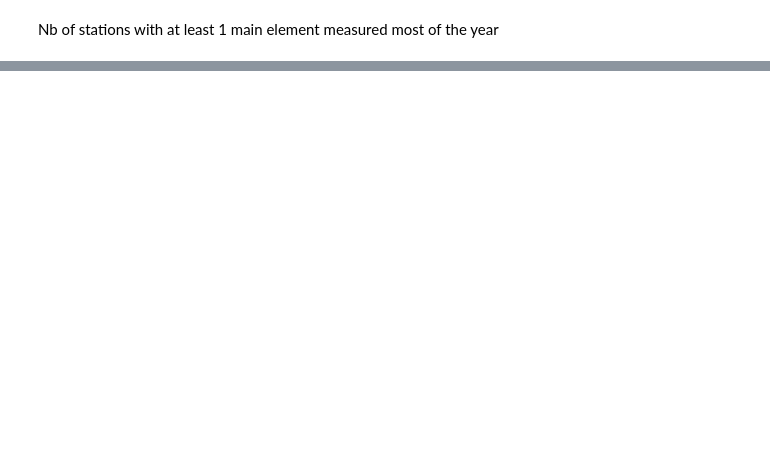
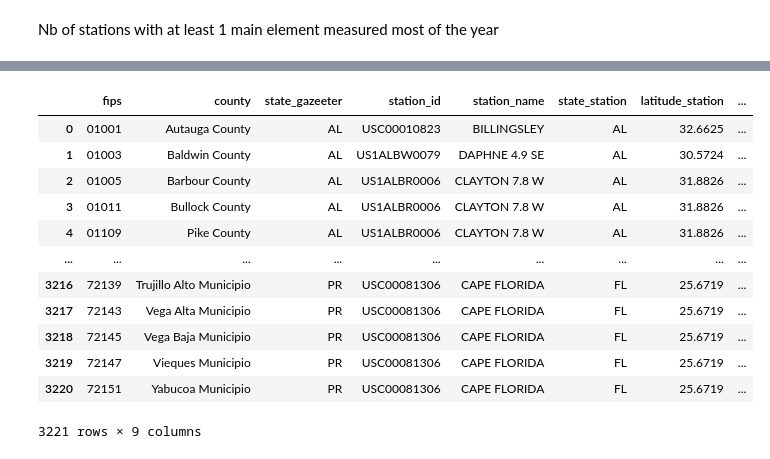
Before and after one commit to severine-baudry/capstone_data_engineer, a Jupyter notebook: US_weather_explore_measurements.ipynb, the cells around one changed output, grey strips where cells are left out. Saved outputs shown, nothing was run; the diff lists cells and outputs as text; code cells hidden in the pictures; blank space fills up the shorter version.

```diff
--- a/US_weather_explore_measurements.ipynb
+++ b/US_weather_explore_measurements.ipynb
@@ -301,0 +231,19 @@ df_pivot_measure_2.groupby("indicator").agg( { "SNOW" : max,
+# %%
+def closest_ref(l_ref, latitude, longitude, cos_latitude):
+        ''' computation of angular distance between 2 locations given by GPS coordinates
+        exact formulas (maybe overkill), taken from :
+        https://www.movable-type.co.uk/scripts/latlong.html
+        '''
+        #print( f'latitude : {latitude}, longitude : {longitude}, cos(latitude) : {cos_lat}')
+        # Haversine formula
+        #print(l_ref.head())
+        l_ref["delta_lat_term"] = ( np.sin( (l_ref["latitude"] - latitude) * 0.5 ) )**2
+        l_ref["delta_long_term"] = ( np.sin( (l_ref["longitude"] - longitude) * 0.5) )**2
+        l_ref["a"] = l_ref["delta_lat_term"] + l_ref["delta_long_term"] \
+                        * cos_latitude * l_ref["cos_latitude"]
+        l_ref["sqrt_a"] = l_ref["a"].apply( lambda x : np.sqrt(x) )
+        l_ref["sqrt_1_a"] = l_ref["a"].apply(lambda x : np.sqrt(1.- x) )
+        l_ref["angle"] = np.arctan2( np.sqrt(l_ref["a"]), np.sqrt( 1. - l_ref["a"] ) )
+        closest = l_ref["angle"].idxmin()
+        #print(closest)
+        return closest, l_ref.iloc[closest]
@@ -301,0 +252,13 @@ df_pivot_measure_2.groupby("indicator").agg( { "SNOW" : max,
+# %%
+def func_closest_station( df_row, df_stations):
+    i, res = closest_ref( df_stations, df_row["latitude"], df_row["longitude"], df_row["cos_latitude"] )
+    return res.loc[["station_id", "latitude", "longitude", "angle"]]
+# %%
+R_earth = 6371
+# %%
+closeststation_per_element ={}
+for element in l_measurements:
+    element_function = functools.partial(func_closest_station, df_stations=d_stations_per_element[element])
+    %time res = gazeeter_counties.apply(element_function, axis = 1)
+    res["distance"] = R_earth * res["angle"]
+    closeststation_per_element[element] = pd.concat( [ res, gazeeter_counties[ ["fips", "state", "county"] ]], axis = 1)
@@ -301,0 +314,20 @@ df_pivot_measure_2.groupby("indicator").agg( { "SNOW" : max,
+# %%
+pd.merge( closeststation_per_element["PRCP"], df_stations, on = "station_id")\
+    .rename(columns = { "latitude_degrees" : "latitude_station", "longitude_degrees" : "longitude_station",
+                      "state_x" : "state_gazeeter", "state_y" : "state_station"})\
+    [ ["fips",  "county", "state_gazeeter",
+       "station_id", "station_name", "state_station", "latitude_station", "longitude_station", "distance" ] ]
+# %% [output]
+|  | fips | county | state_gazeeter | station_id | station_name | state_station | latitude_station | ... |
+| 0 | 01001 | Autauga County | AL | USC00010823 | BILLINGSLEY | AL | 32.6625 | ... |
+| 1 | 01003 | Baldwin County | AL | US1ALBW0079 | DAPHNE 4.9 SE | AL | 30.5724 | ... |
+| 2 | 01005 | Barbour County | AL | US1ALBR0006 | CLAYTON 7.8 W | AL | 31.8826 | ... |
+| 3 | 01011 | Bullock County | AL | US1ALBR0006 | CLAYTON 7.8 W | AL | 31.8826 | ... |
+| 4 | 01109 | Pike County | AL | US1ALBR0006 | CLAYTON 7.8 W | AL | 31.8826 | ... |
+| ... | ... | ... | ... | ... | ... | ... | ... | ... |
+| 3216 | 72139 | Trujillo Alto Municipio | PR | USC00081306 | CAPE FLORIDA | FL | 25.6719 | ... |
+| 3217 | 72143 | Vega Alta Municipio | PR | USC00081306 | CAPE FLORIDA | FL | 25.6719 | ... |
+| 3218 | 72145 | Vega Baja Municipio | PR | USC00081306 | CAPE FLORIDA | FL | 25.6719 | ... |
+| 3219 | 72147 | Vieques Municipio | PR | USC00081306 | CAPE FLORIDA | FL | 25.6719 | ... |
+| 3220 | 72151 | Yabucoa Municipio | PR | USC00081306 | CAPE FLORIDA | FL | 25.6719 | ... |
+3221 rows × 9 columns
```
Also changed, not shown: parts of 41 cells of this notebook.
